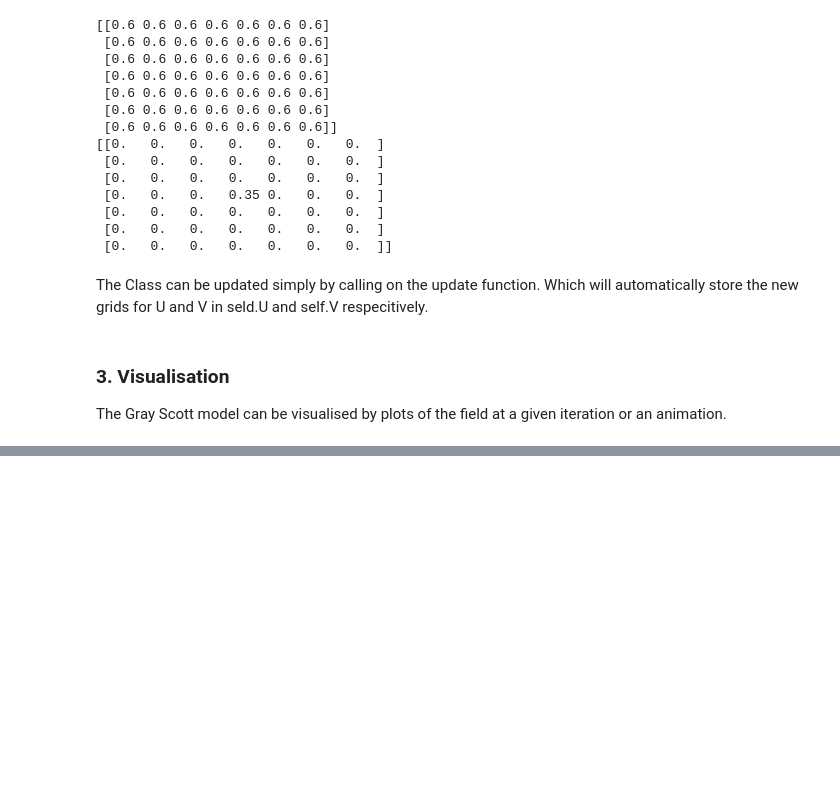
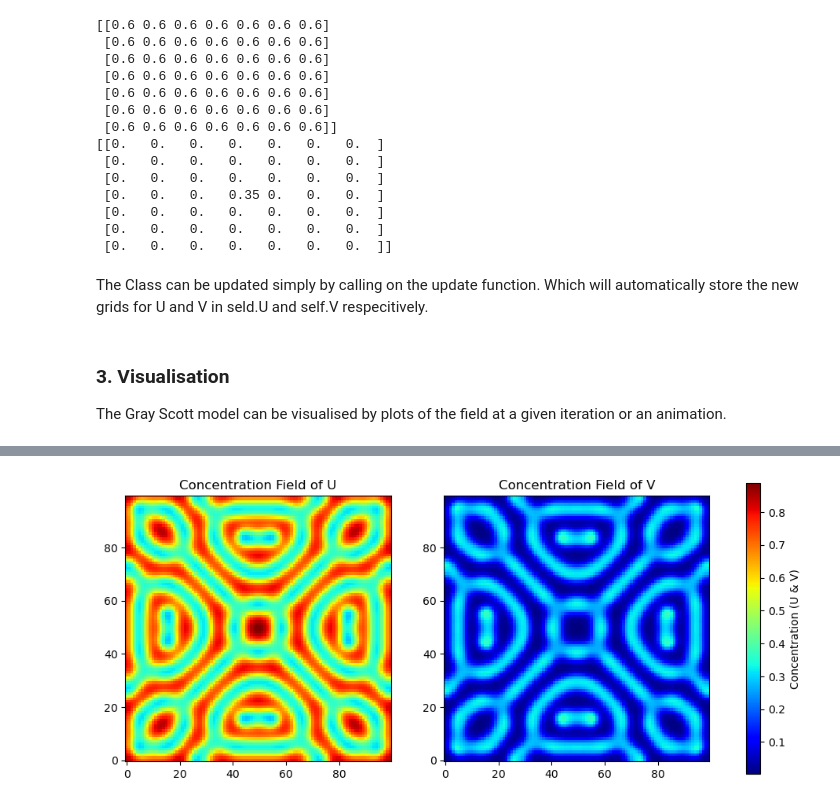
Before and after one commit to kushhhhs/ScientificComputingAssignment2, a Jupyter notebook: gray_scott.ipynb, the cells around one changed output, grey strips where cells are left out. Saved outputs shown, nothing was run; the diff lists cells and outputs as text; code cells hidden in the pictures; blank space fills up the shorter version.

```diff
--- a/gray_scott.ipynb
+++ b/gray_scott.ipynb
@@ -67,0 +86,6 @@ The Gray Scott model can be visualised by plots of the field at a given iteratio
+# %%
+# Compare fields of U and V
+gray_scott_UV = GrayScott()
+plot_field_UV(gray_scott_UV)
+# %% [output]
+[figure, added]
```
Also changed, not shown: parts of 5 cells of this notebook, 1 other file.
